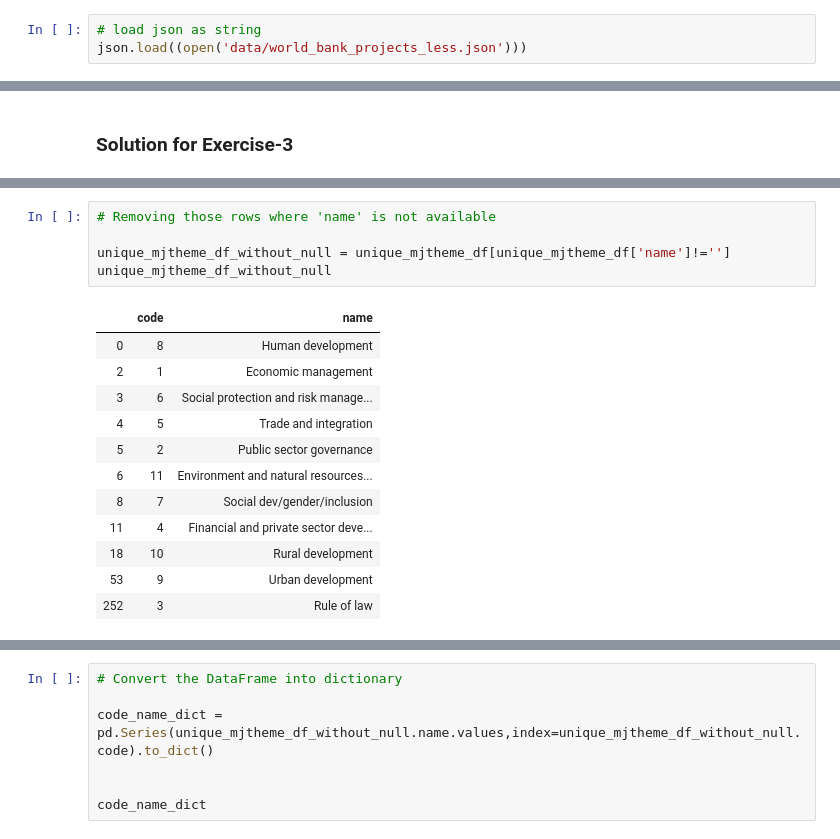
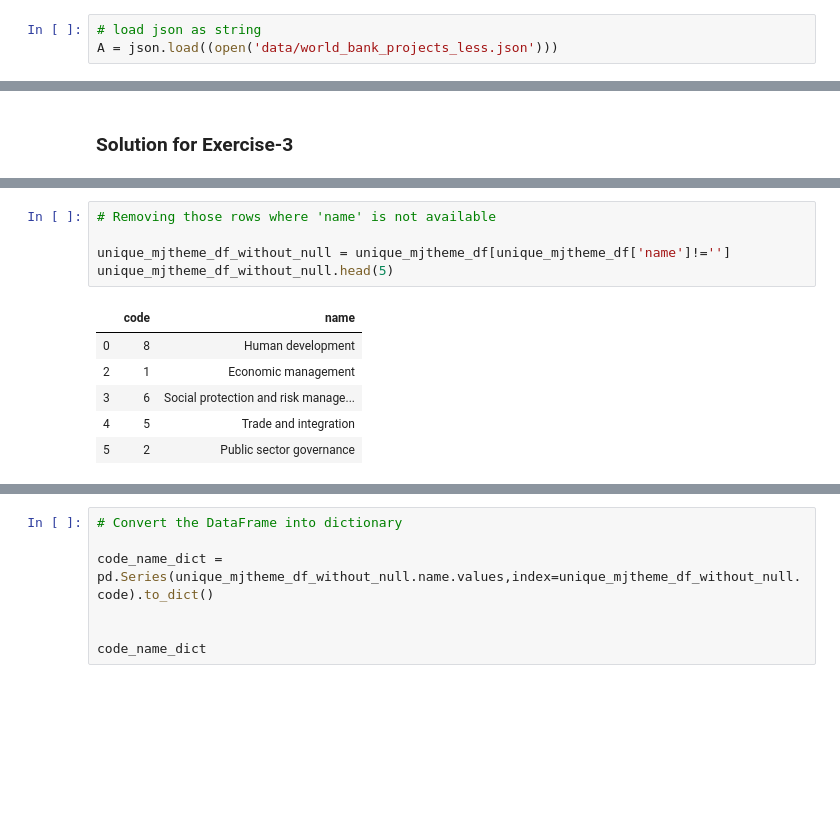
Before and after one commit to ProfAnshul/Data-Wrangling-with-JSON, a Jupyter notebook: 1574117884_data_wrangling_json_5_/data_wrangling_json/sliderule_dsi_json_exercise.ipynb, the cells around one changed output, grey strips where cells are left out. Saved outputs shown, nothing was run; the diff lists cells and outputs as text; blank space fills up the shorter version.

```diff
--- a/1574117884_data_wrangling_json_5_/data_wrangling_json/sliderule_dsi_json_exercise.ipynb
+++ b/1574117884_data_wrangling_json_5_/data_wrangling_json/sliderule_dsi_json_exercise.ipynb
@@ -60,4 +60,4 @@ json_normalize(data, 'counties', ['state', 'shortname', ['info', 'governor']])
 + uses small sample file containing data about projects funded by the World Bank
 # %%
 # load json as string
-json.load((open('data/world_bank_projects_less.json')))
+A = json.load((open('data/world_bank_projects_less.json')))
@@ -276,21 +209,15 @@ unique_mjtheme_df
 # %%
 # Removing those rows where 'name' is not available
 
 unique_mjtheme_df_without_null = unique_mjtheme_df[unique_mjtheme_df['name']!='']
-unique_mjtheme_df_without_null
+unique_mjtheme_df_without_null.head(5)
 # %% [output]
 |  | code | name |
 | 0 | 8 | Human development |
 | 2 | 1 | Economic management |
 | 3 | 6 | Social protection and risk manage... |
 | 4 | 5 | Trade and integration |
 | 5 | 2 | Public sector governance |
-| 6 | 11 | Environment and natural resources... |
-| 8 | 7 | Social dev/gender/inclusion |
-| 11 | 4 | Financial and private sector deve... |
-| 18 | 10 | Rural development |
-| 53 | 9 | Urban development |
-| 252 | 3 | Rule of law |
 # %%
 # sort the Dataframe as per the 'code' values
 
```
Also changed, not shown: parts of 8 cells of this notebook.
